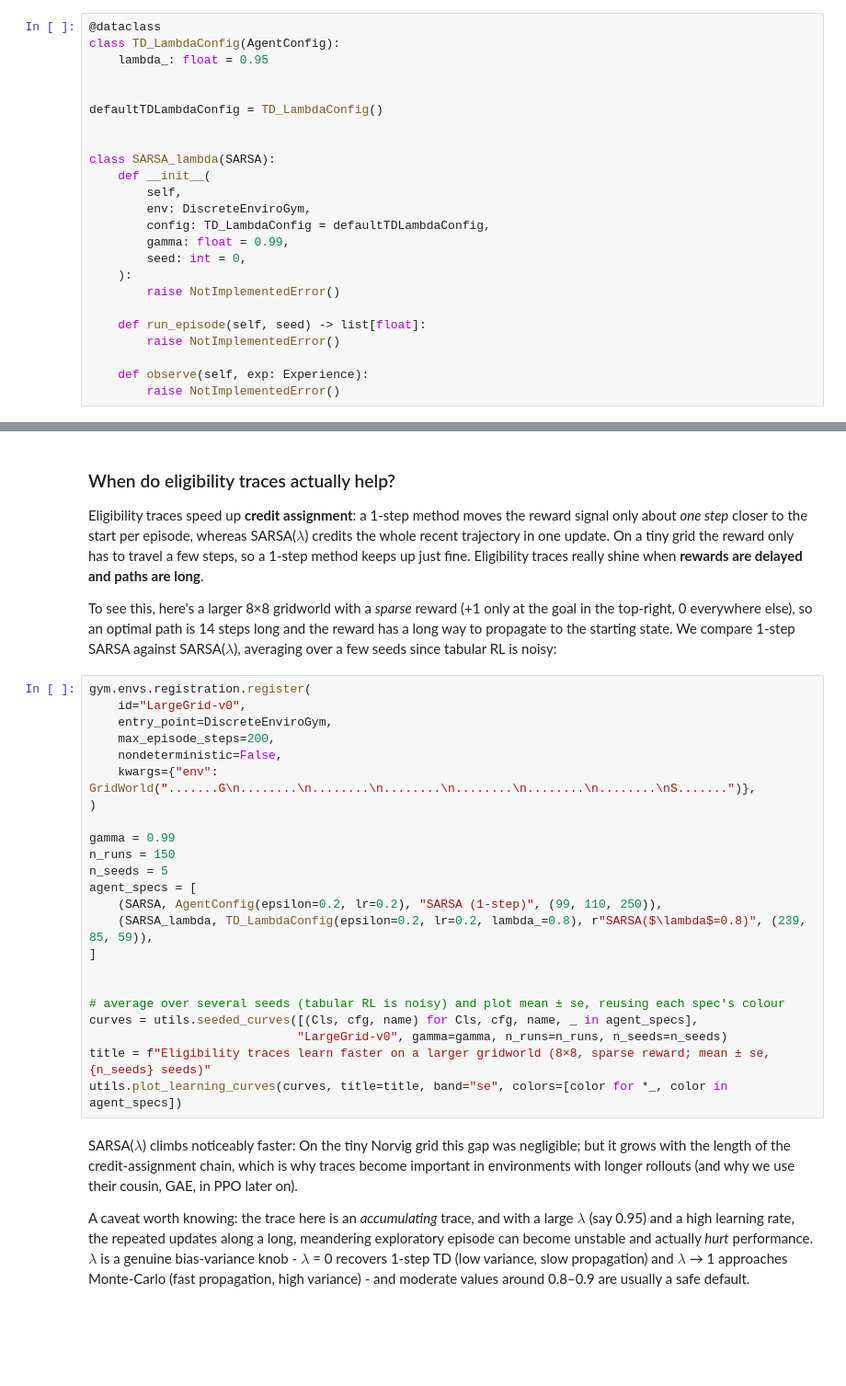
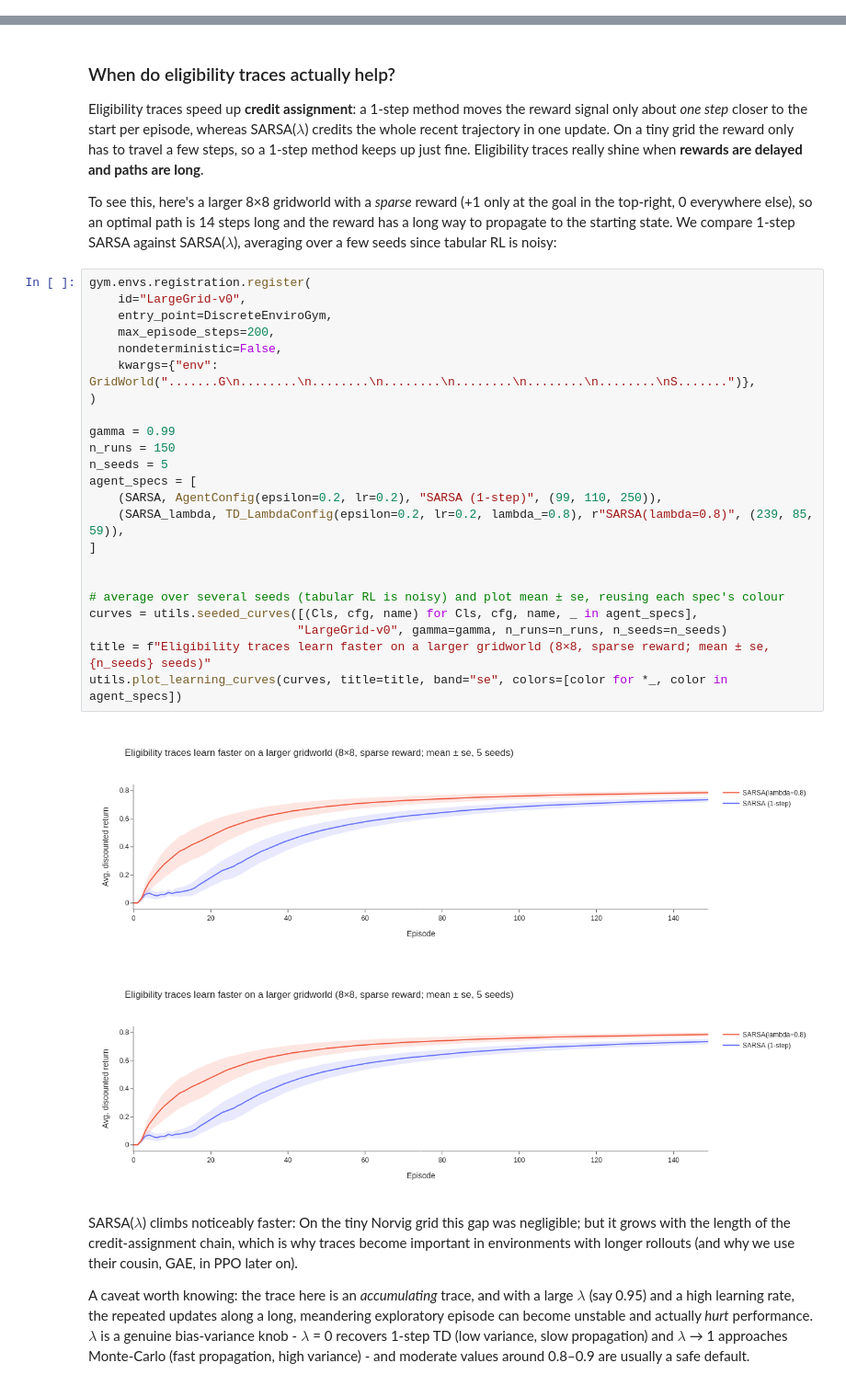
Before and after one commit to Shimin-Zhang/ARENA_Progress, a Jupyter notebook: chapter2_rl/exercises/part1_intro_to_rl/2.1_Intro_to_RL_exercises.ipynb, the cells around one changed output, grey strips where cells are left out. Shown at 92% size. Cells and saved outputs as stored; diff of their text form; blank space fills up the shorter version.

Commit message:
2.1 Intro to RL: §2 Learning done (EpsilonGreedy, QLearning, SARSA, SARSA_lambda; LargeGrid comparison)
Co-Authored-By: Claude Opus 5.5 (1M context) <noreply@anthropic.com>

```diff
--- a/chapter2_rl/exercises/part1_intro_to_rl/2.1_Intro_to_RL_exercises.ipynb
+++ b/chapter2_rl/exercises/part1_intro_to_rl/2.1_Intro_to_RL_exercises.ipynb
@@ -2137,27 +2160,3 @@ the eligibility trace `e` back to zero.
 * The policy will be epsilon-greedy as before, so we can also reuse the `get_action` method.
 * The `observe` function will need to be modified for the new SARSA($\lambda$) update rule.
 * The `init` method should initialize the eligibility trace to zero, as well as the Q-values (either directly or via `super().__init__`).
-# %%
-@dataclass
-class TD_LambdaConfig(AgentConfig):
-    lambda_: float = 0.95
-
-
-defaultTDLambdaConfig = TD_LambdaConfig()
-
-
-class SARSA_lambda(SARSA):
-    def __init__(
-        self,
-        env: DiscreteEnviroGym,
-        config: TD_LambdaConfig = defaultTDLambdaConfig,
-        gamma: float = 0.99,
-        seed: int = 0,
-    ):
-        raise NotImplementedError()
-
-    def run_episode(self, seed) -> list[float]:
-        raise NotImplementedError()
-
-    def observe(self, exp: Experience):
-        raise NotImplementedError()
@@ -2222,26 +2272,29 @@ To see this, here's a larger 8×8 gridworld with a *sparse* reward (+1 only at t
 # %%
 gym.envs.registration.register(
     id="LargeGrid-v0",
     entry_point=DiscreteEnviroGym,
     max_episode_steps=200,
     nondeterministic=False,
     kwargs={"env": GridWorld(".......G\n........\n........\n........\n........\n........\n........\nS.......")},
 )
 
 gamma = 0.99
 n_runs = 150
 n_seeds = 5
 agent_specs = [
     (SARSA, AgentConfig(epsilon=0.2, lr=0.2), "SARSA (1-step)", (99, 110, 250)),
-    (SARSA_lambda, TD_LambdaConfig(epsilon=0.2, lr=0.2, lambda_=0.8), r"SARSA($\lambda$=0.8)", (239, 85, 59)),
+    (SARSA_lambda, TD_LambdaConfig(epsilon=0.2, lr=0.2, lambda_=0.8), r"SARSA(lambda=0.8)", (239, 85, 59)),
 ]
 
 
 # average over several seeds (tabular RL is noisy) and plot mean ± se, reusing each spec's colour
 curves = utils.seeded_curves([(Cls, cfg, name) for Cls, cfg, name, _ in agent_specs],
                              "LargeGrid-v0", gamma=gamma, n_runs=n_runs, n_seeds=n_seeds)
 title = f"Eligibility traces learn faster on a larger gridworld (8×8, sparse reward; mean ± se, {n_seeds} seeds)"
 utils.plot_learning_curves(curves, title=title, band="se", colors=[color for *_, color in agent_specs])
+# %% [output]
+[figure, added]
+[figure, added]
 # %% [markdown]
 SARSA($\lambda$) climbs noticeably faster: On the tiny Norvig grid this gap was negligible; but it grows with the length of the credit-assignment chain, which is why traces become important in environments with longer rollouts (and why we use their cousin, GAE, in PPO later on).
 
```
Also changed, not shown: parts of 8 cells of this notebook.
